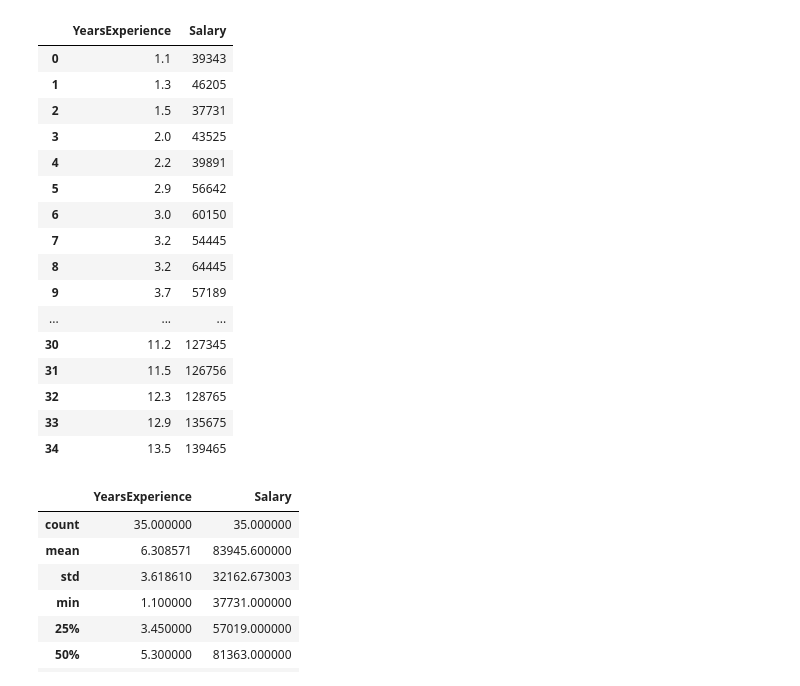
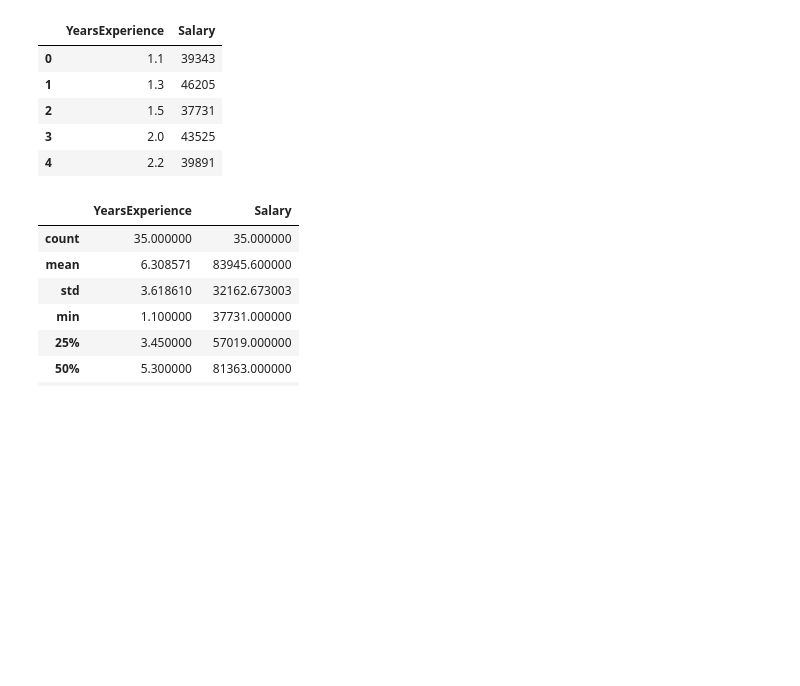
Before and after one commit to jeswanthmukesh20/DA-Lab, a Jupyter notebook: LinearRegressioin.ipynb, the cells around one changed output. Saved outputs shown, nothing was run; the diff lists cells and outputs as text; code cells hidden in the pictures; blank space fills up the shorter version.

```diff
--- a/LinearRegressioin.ipynb
+++ b/LinearRegressioin.ipynb
@@ -1,33 +1,22 @@
 # %%
 import numpy as np
 import pandas as pd
 from sklearn.model_selection import train_test_split
 from sklearn.linear_model import LinearRegression
 import matplotlib.pyplot as plt
 
 # Loading CSV data
 data = pd.read_csv("Salary.csv")
 exp = data["YearsExperience"]
 salary = data["Salary"]
-data
+data.head()
 # %% [output]
 |  | YearsExperience | Salary |
 | 0 | 1.1 | 39343 |
 | 1 | 1.3 | 46205 |
 | 2 | 1.5 | 37731 |
 | 3 | 2.0 | 43525 |
 | 4 | 2.2 | 39891 |
-| 5 | 2.9 | 56642 |
-| 6 | 3.0 | 60150 |
-| 7 | 3.2 | 54445 |
-| 8 | 3.2 | 64445 |
-| 9 | 3.7 | 57189 |
-| ... | ... | ... |
-| 30 | 11.2 | 127345 |
-| 31 | 11.5 | 126756 |
-| 32 | 12.3 | 128765 |
-| 33 | 12.9 | 135675 |
-| 34 | 13.5 | 139465 |
 # %%
 data.describe()
 # %% [output]
```
Also changed, not shown: parts of 2 cells of this notebook.
